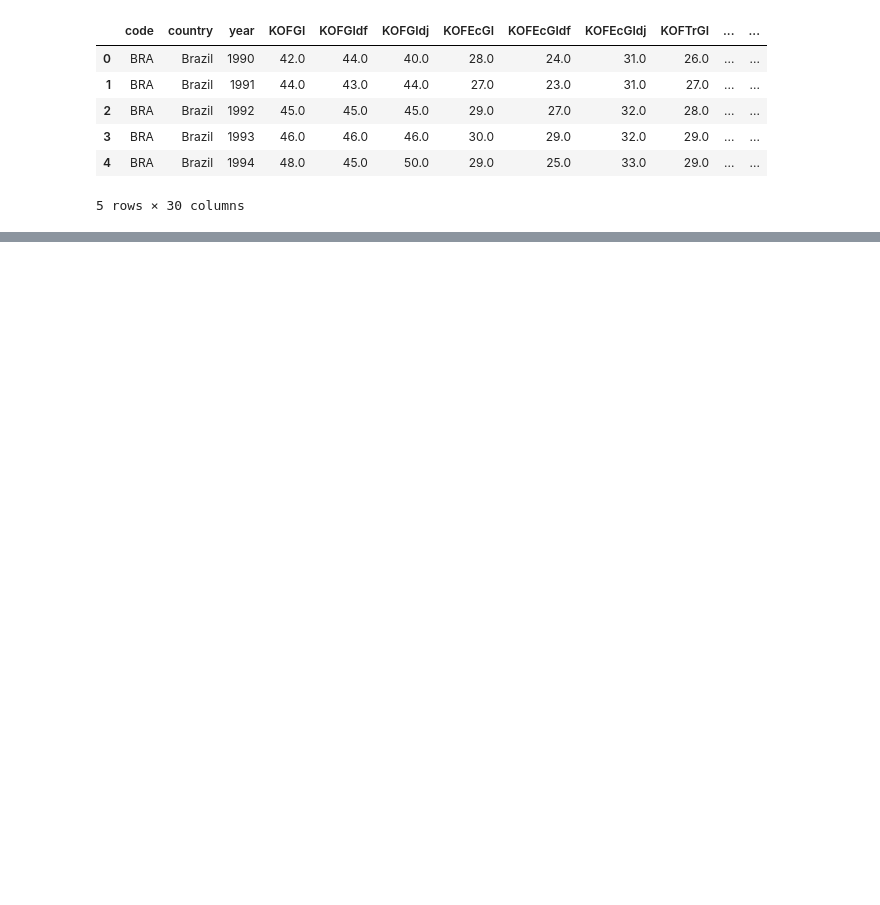
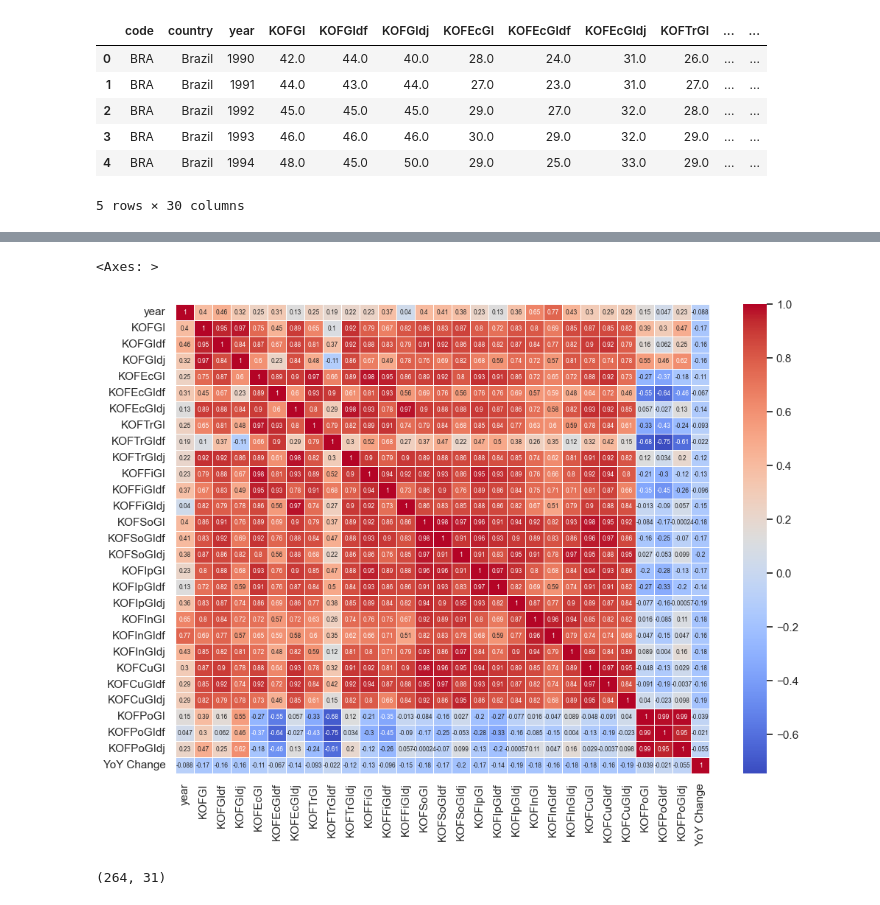
Before and after one commit to andrewbapham/Globalization-Index-Analysis, a Jupyter notebook: Data_Exploration.ipynb, the cells around one changed output, grey strips where cells are left out. Saved outputs shown, nothing was run; the diff lists cells and outputs as text; code cells hidden in the pictures; blank space fills up the shorter version.

```diff
--- a/Data_Exploration.ipynb
+++ b/Data_Exploration.ipynb
@@ -46,2 +47,20 @@ alt.Chart(kof_df).mark_point().encode(
 # %% [output]
 [interactive output not drawn]
+# %%
+import seaborn as sns
+sns.set(rc={'figure.figsize':(11.7,8.27)})
+corr = kof_df.drop(['country', 'code'], axis=1).corr()
+sns.heatmap(corr,
+            xticklabels=corr.columns.values,
+            yticklabels=corr.columns.values,
+            cmap='coolwarm',
+            annot=True,
+            linewidths=.5,
+            annot_kws={"size": 6})
+# %% [output]
+<Axes: >
+[figure, added]
+# %%
+kof_df.shape
+# %% [output]
+(264, 31)
```
Also changed, not shown: parts of 3 cells of this notebook, 3 other files.
